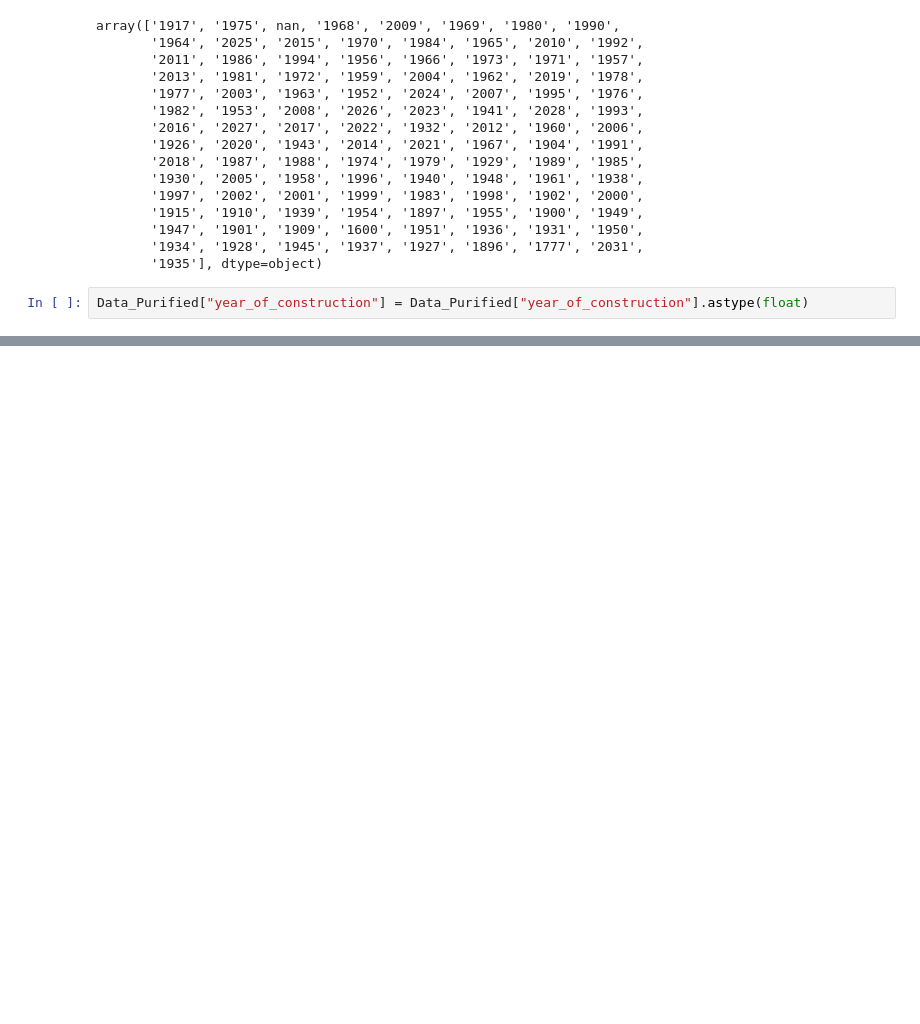
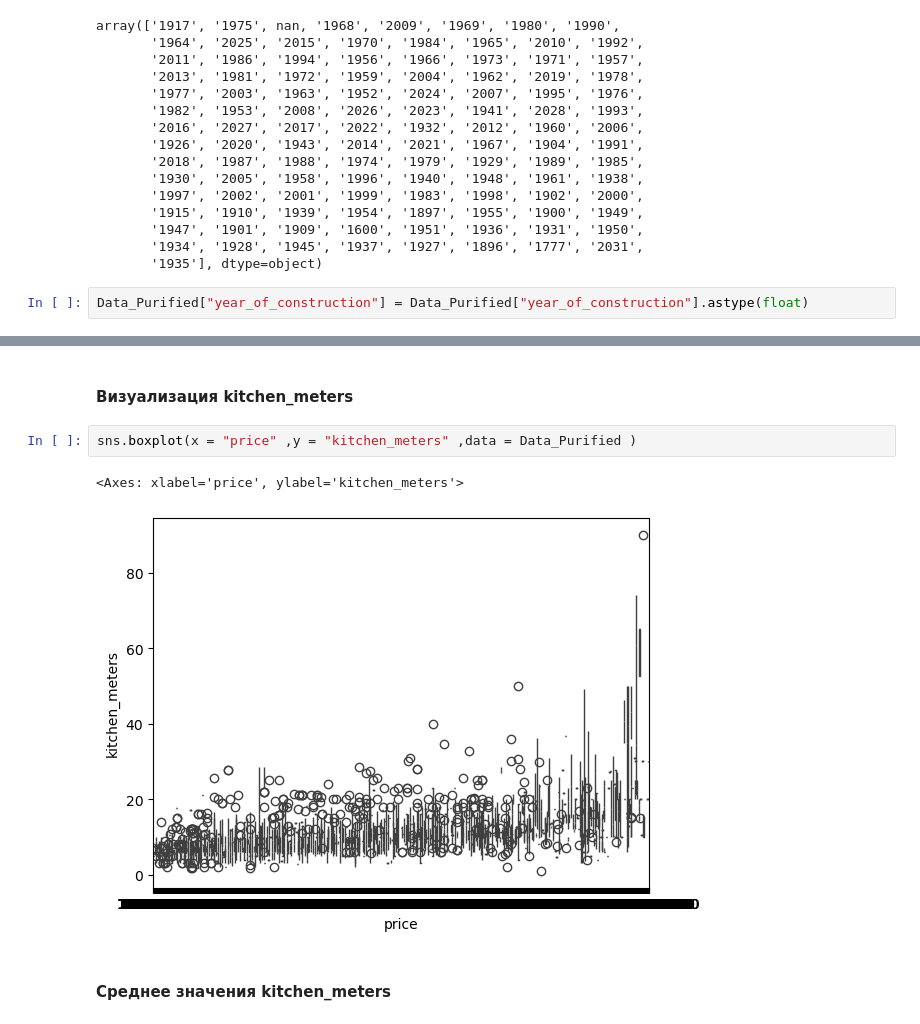
Before and after one commit to SuperBacbka/one_intensiv_Analiz, a Jupyter notebook: Визуальный Анализ данных.ipynb, the cells around one changed output, grey strips where cells are left out. Cells and saved outputs as stored; diff of their text form; blank space fills up the shorter version.

```diff
--- a/Визуальный Анализ данных.ipynb
+++ b/Визуальный Анализ данных.ipynb
@@ -477,0 +711,9 @@ Data_Purified["year_of_construction"] = Data_Purified["year_of_construction"].as
+# %% [markdown]
+#### Визуализация kitchen_meters
+# %%
+sns.boxplot(x = "price" ,y = "kitchen_meters" ,data = Data_Purified )
+# %% [output]
+<Axes: xlabel='price', ylabel='kitchen_meters'>
+[figure, added]
+# %% [markdown]
+#### Среднее значения kitchen_meters
```
Also changed, not shown: parts of 166 cells of this notebook, 2 other files.
